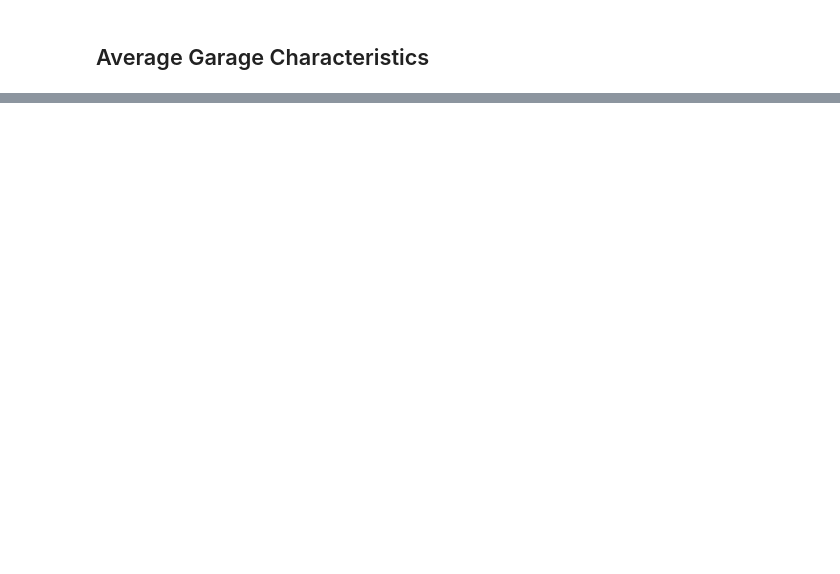
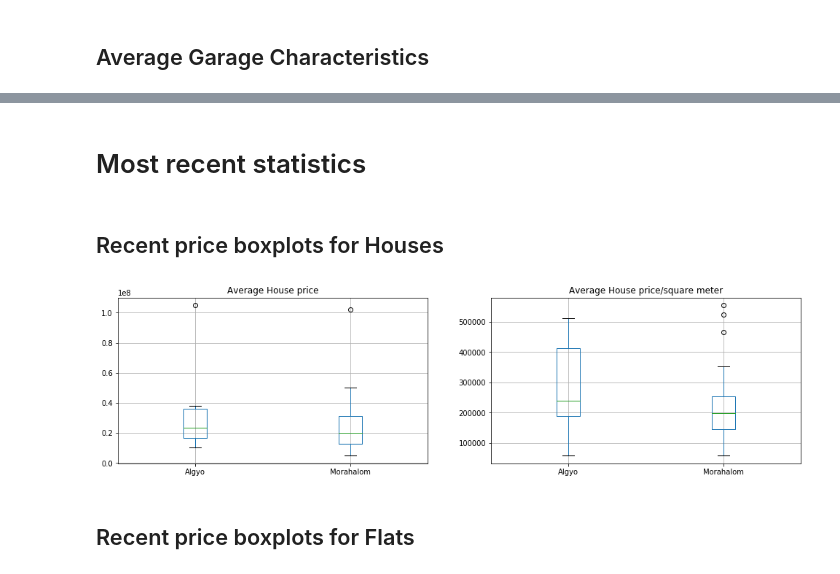
Before and after one commit to diveki/Property-finder, a Jupyter notebook: Summary_for_flats_template.ipynb, the cells around one changed output, grey strips where cells are left out. Drawn from its saved outputs; the diff is of its cells as text; code cells hidden in the pictures; blank space fills up the shorter version.

Commit message:
boxplots are added to the jupyter notebook

```diff
--- a/Summary_for_flats_template.ipynb
+++ b/Summary_for_flats_template.ipynb
@@ -97,0 +104,21 @@ plot_averages(avp_garage, avpm_garage, avs_garage, avls_garage, avc_garage, titl
+# %% [markdown]
+# Most recent statistics
+# %%
+def plot_boxes(price, psm, figs=(15,10), style='o-', ms=10, title_text='House'):
+    fig, axes = plt.subplots(1,2, figsize=figs)
+    fig.tight_layout(pad=5.6)
+    price.boxplot(ax=axes[0])
+    psm.boxplot(ax=axes[1])
+    axes[0].set_title('Average ' + title_text + ' price')
+    axes[1].set_title('Average ' + title_text + ' price/square meter')
+# %% [markdown]
+## Recent price boxplots for Houses
+# %%
+boxp=pd.pivot(df[df.type=='House'].reset_index(), values='price', columns='city')
+boxpm=pd.pivot(df[df.type=='House'].reset_index(), values='unit_price', columns='city')
+# %%
+plot_boxes(boxp, boxpm, figs=(15,5))
+# %% [output]
+[figure, added]
+# %% [markdown]
+## Recent price boxplots for Flats
```
Also changed, not shown: parts of 11 cells of this notebook, 2 other files.
